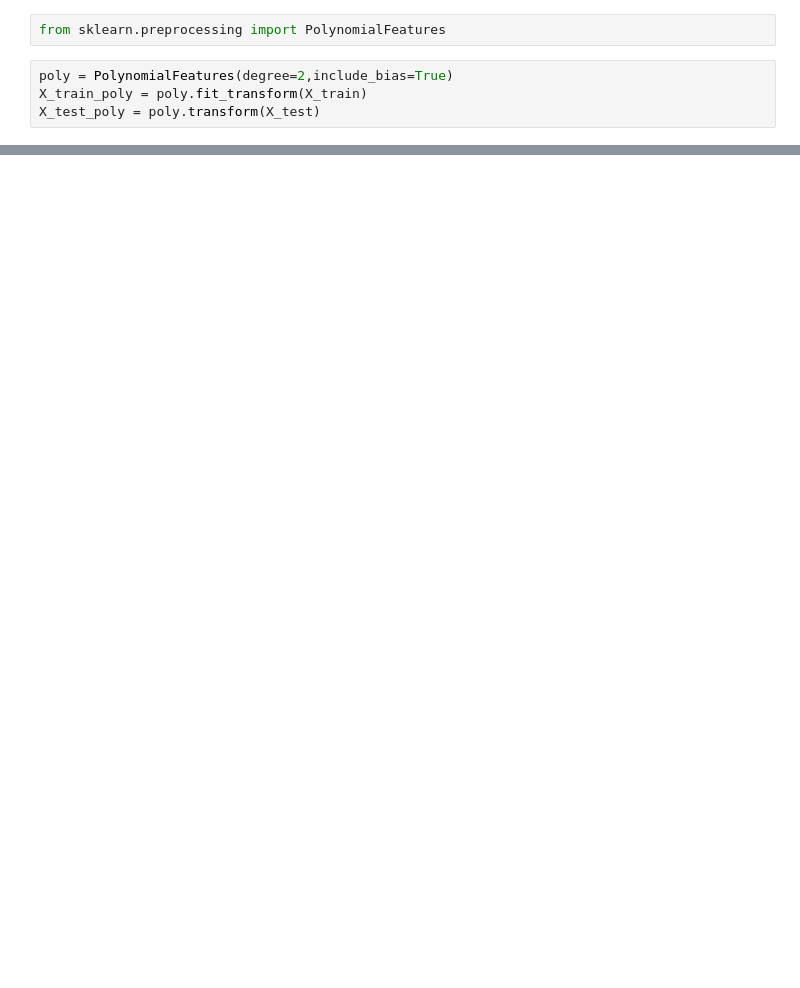
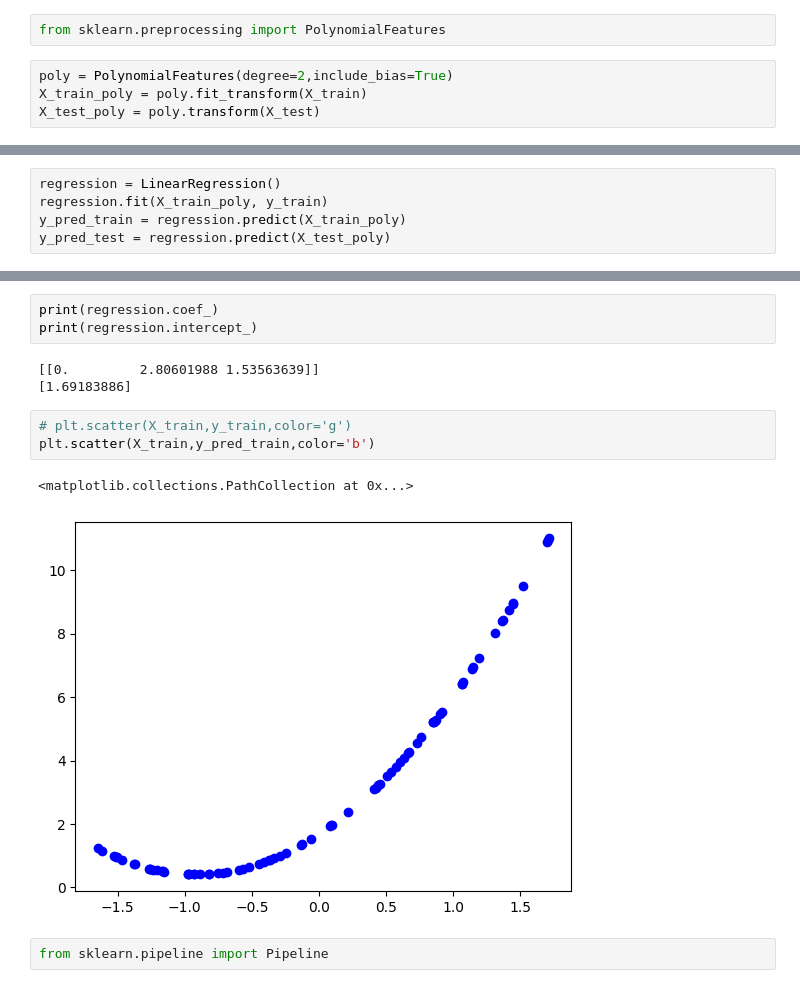
Before and after one commit to vishalh29/ML-DL, a Jupyter notebook: ML/polynomial regression/polynomial_regression.ipynb, the cells around one changed output, grey strips where cells are left out. Drawn from its saved outputs; the diff is of its cells as text; blank space fills up the shorter version.

Commit message:
addednpoly pipeline

```diff
--- a/ML/polynomial regression/polynomial_regression.ipynb
+++ b/ML/polynomial regression/polynomial_regression.ipynb
@@ -93,0 +96,5 @@ X_test_poly = poly.transform(X_test)
+# %%
+regression = LinearRegression()
+regression.fit(X_train_poly, y_train)
+y_pred_train = regression.predict(X_train_poly)
+y_pred_test = regression.predict(X_test_poly)
@@ -93,0 +109,14 @@ X_test_poly = poly.transform(X_test)
+# %%
+print(regression.coef_)
+print(regression.intercept_)
+# %% [output]
+[[0.         2.80601988 1.53563639]]
+[1.69183886]
+# %%
+# plt.scatter(X_train,y_train,color='g')
+plt.scatter(X_train,y_pred_train,color='b')
+# %% [output]
+<matplotlib.collections.PathCollection at 0x...>
+[figure, added]
+# %%
+from sklearn.pipeline import Pipeline
```
Also changed, not shown: parts of 9 cells of this notebook.
